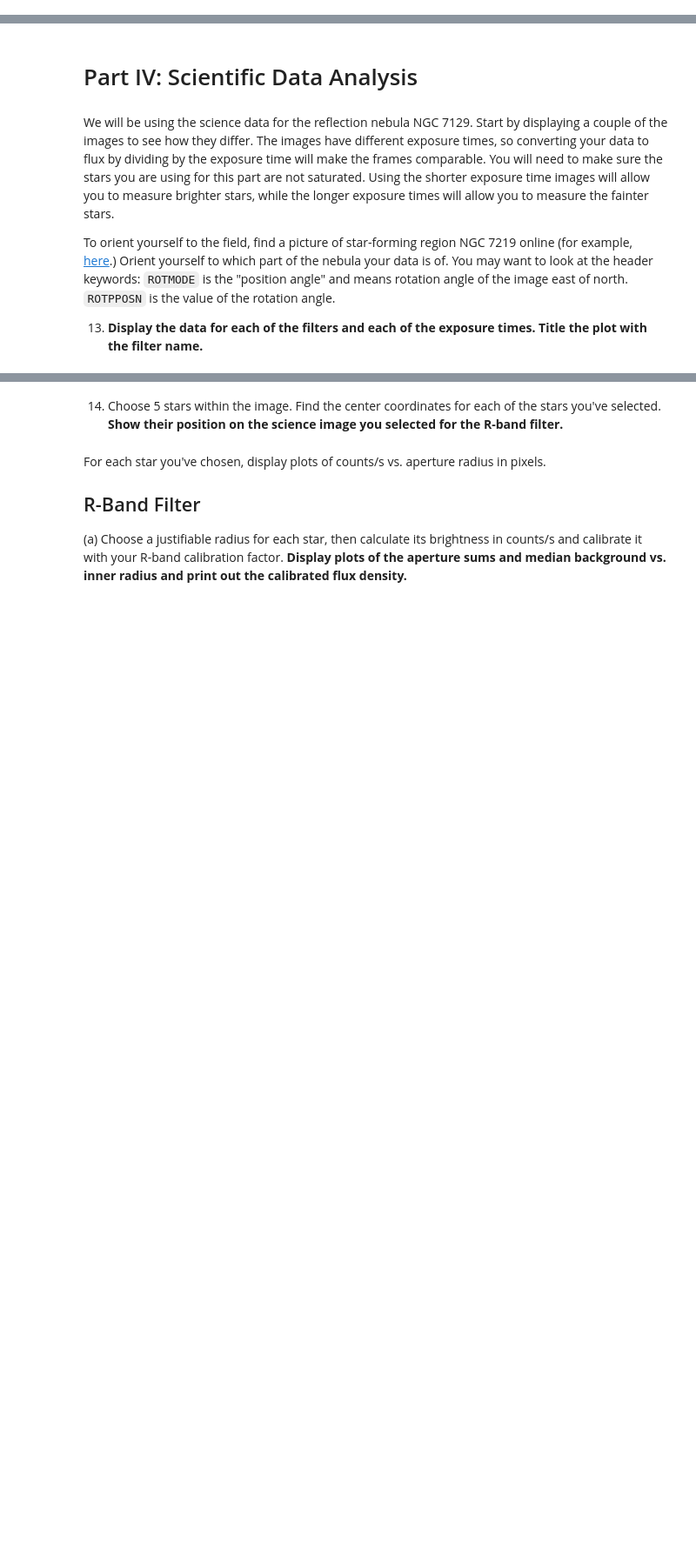
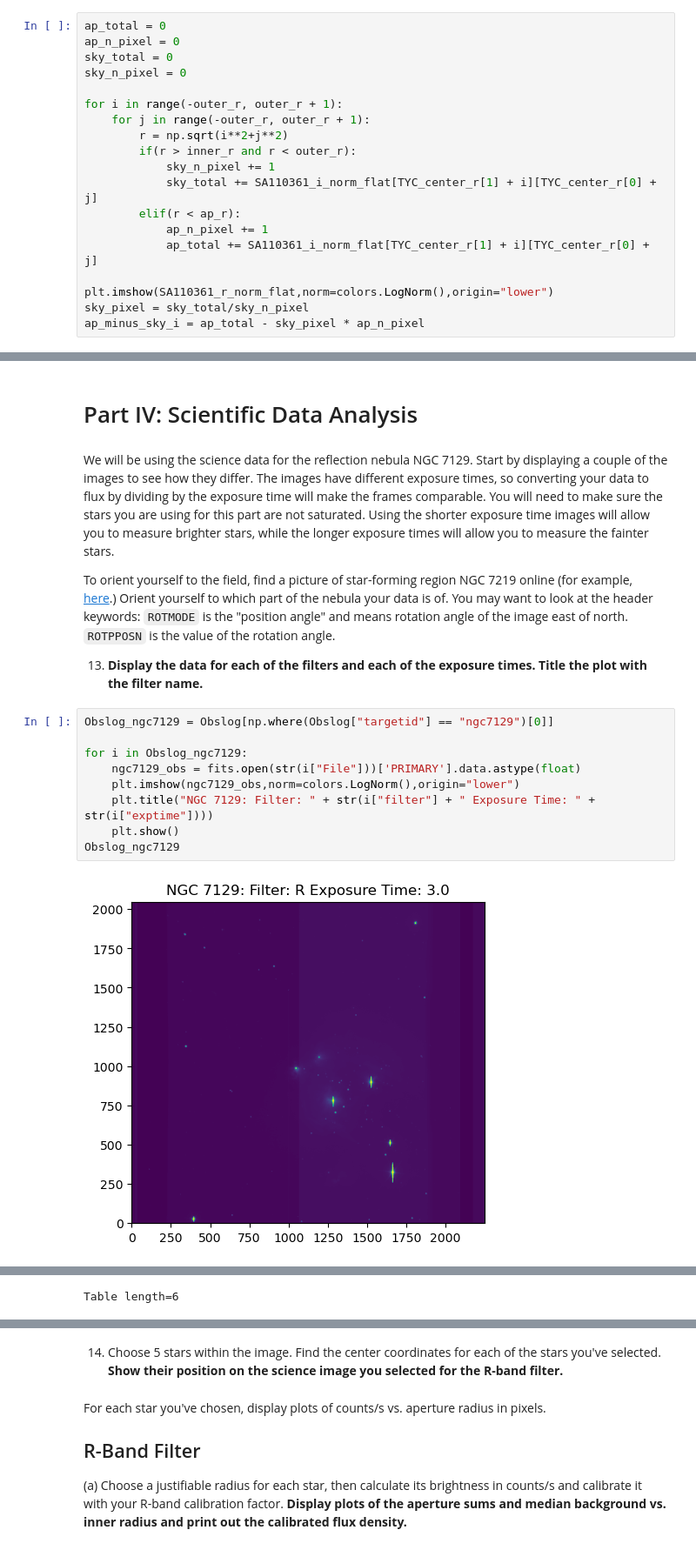
Before and after one commit to Hallflower20/ay107-data-reduction, a Jupyter notebook: problemset2.ipynb, the cells around one changed output, grey strips where cells are left out. Shown at 87% size. Cells and saved outputs as stored; diff of their text form; blank space fills up the shorter version.

```diff
--- a/problemset2.ipynb
+++ b/problemset2.ipynb
@@ -505,0 +546,19 @@ plt.yscale("log")
+# %%
+ap_total = 0
+ap_n_pixel = 0
+sky_total = 0
+sky_n_pixel = 0
+
+for i in range(-outer_r, outer_r + 1):
+    for j in range(-outer_r, outer_r + 1):
+        r = np.sqrt(i**2+j**2)
+        if(r > inner_r and r < outer_r):
+            sky_n_pixel += 1
+            sky_total += SA110361_i_norm_flat[TYC_center_r[1] + i][TYC_center_r[0] + j]
+        elif(r < ap_r):
+            ap_n_pixel += 1
+            ap_total += SA110361_i_norm_flat[TYC_center_r[1] + i][TYC_center_r[0] + j]
+
+plt.imshow(SA110361_r_norm_flat,norm=colors.LogNorm(),origin="lower")
+sky_pixel = sky_total/sky_n_pixel
+ap_minus_sky_i = ap_total - sky_pixel * ap_n_pixel
@@ -512,3 +578,14 @@ To orient yourself to the field, find a picture of star-forming region NGC 7219
 `ROTMODE` is the "position angle" and means rotation angle of the image east of north. `ROTPPOSN` is the value of the rotation angle.
 
 13. **Display the data for each of the filters and each of the exposure times. Title the plot with the filter name.**
+# %%
+Obslog_ngc7129 = Obslog[np.where(Obslog["targetid"] == "ngc7129")[0]]
+
+for i in Obslog_ngc7129:
+    ngc7129_obs = fits.open(str(i["File"]))['PRIMARY'].data.astype(float)
+    plt.imshow(ngc7129_obs,norm=colors.LogNorm(),origin="lower")
+    plt.title("NGC 7129: Filter: " + str(i["filter"] + " Exposure Time: " + str(i["exptime"])))
+    plt.show()
+Obslog_ngc7129
+# %% [output]
+[figure, added]
@@ -514,0 +597 @@ To orient yourself to the field, find a picture of star-forming region NGC 7219
+Table length=6
```
Also changed, not shown: parts of 17 cells of this notebook.
